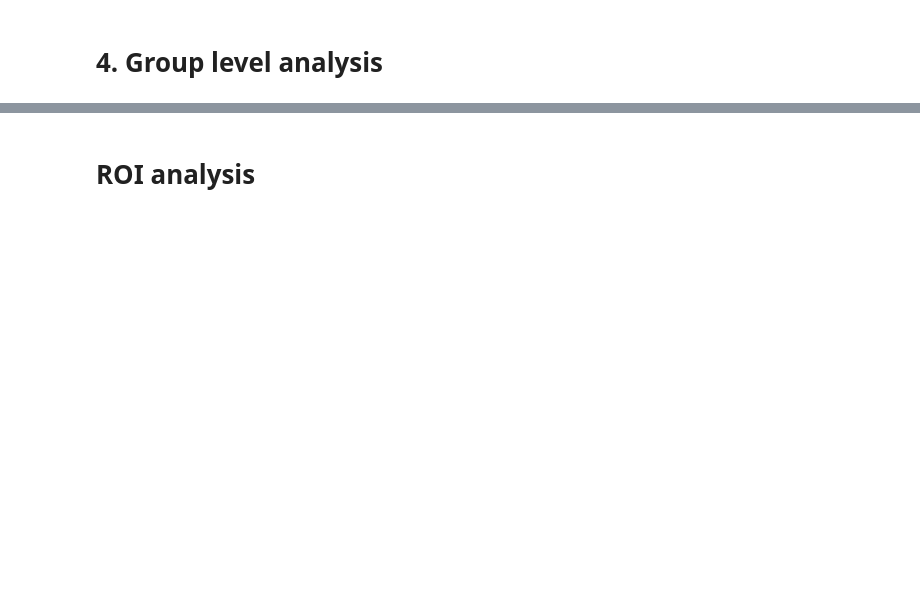
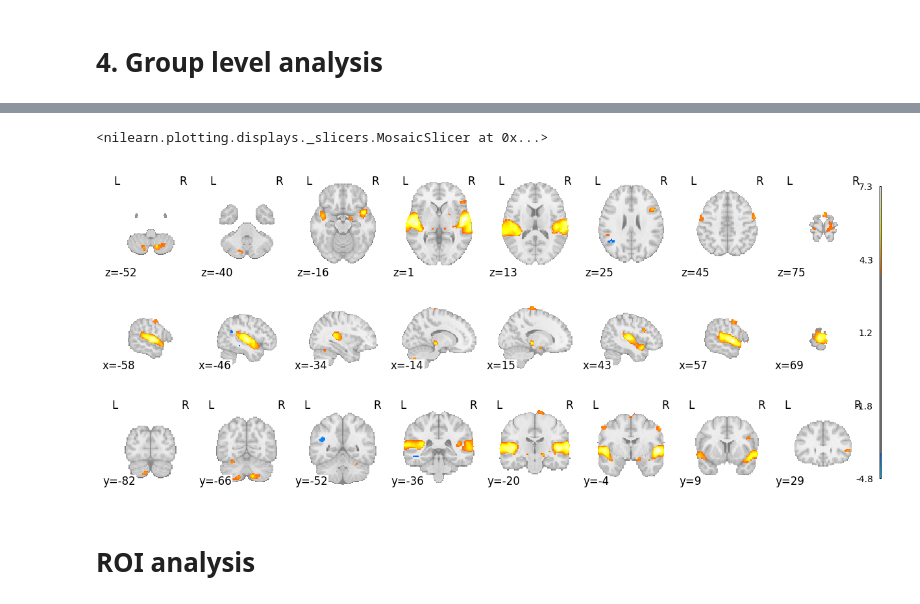
Before and after one commit to CIBIT-UC/brainplayback_task01, a Jupyter notebook: nilearn/nilearn_notebook.ipynb, the cells around one changed output, grey strips where cells are left out. Drawn from its saved outputs; the diff is of its cells as text; code cells hidden in the pictures; blank space fills up the shorter version.

```diff
--- a/nilearn/nilearn_notebook.ipynb
+++ b/nilearn/nilearn_notebook.ipynb
@@ -384,3 +450,18 @@ plotting.view_img(clean_map_g,
+# %%
+# create slice view of clean_map_g
+plotting.plot_stat_map(
+    clean_map_g,
+    threshold=threshold_g,
+    display_mode="mosaic",
+    cut_coords=8,
+    colorbar=True,
+    figure=plt.figure(figsize=(12, 5)),
+    symmetric_cbar=False,
+    #cmap=nilearn_cmaps["cold_hot"],
+)
+# %% [output]
+<nilearn.plotting.displays._slicers.MosaicSlicer at 0x...>
+[figure, added]
 # %% [markdown]
 # ROI analysis
 # %%
```
Also changed, not shown: parts of 12 cells of this notebook.
